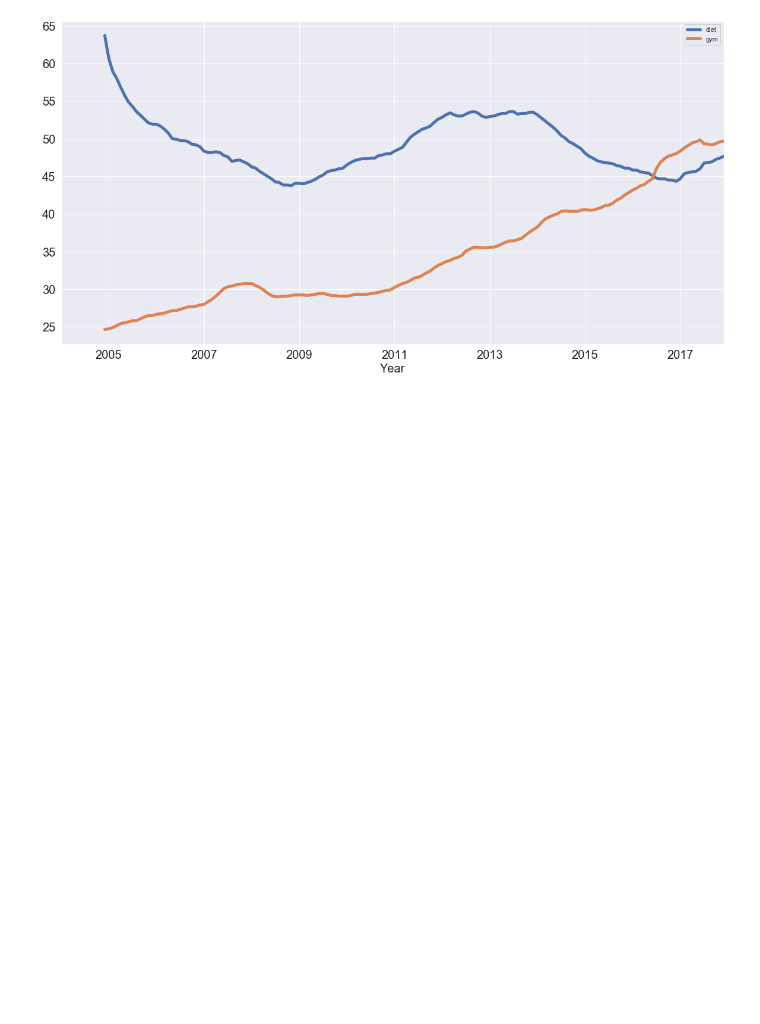
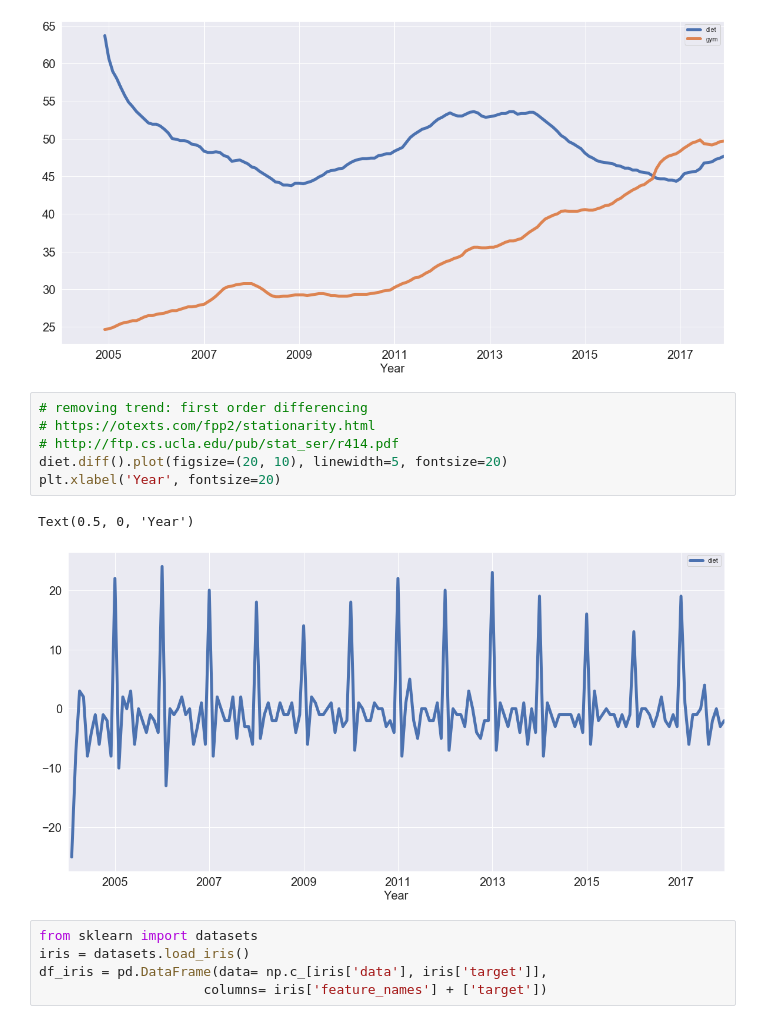
Before and after one commit to pingrunhuang/learningPython, a Jupyter notebook: plotting/time_series_plotting.ipynb, the cells around one changed output. Drawn from its saved outputs; the diff is of its cells as text; blank space fills up the shorter version.

```diff
--- a/plotting/time_series_plotting.ipynb
+++ b/plotting/time_series_plotting.ipynb
@@ -80,3 +82,17 @@ plt.xlabel('Year', fontsize=20)
 # %% [output]
 Text(0.5, 0, 'Year')
 [figure]
+# %%
+# removing trend: first order differencing
+# https://otexts.com/fpp2/stationarity.html
+# http://ftp.cs.ucla.edu/pub/stat_ser/r414.pdf
+diet.diff().plot(figsize=(20, 10), linewidth=5, fontsize=20)
+plt.xlabel('Year', fontsize=20)
+# %% [output]
+Text(0.5, 0, 'Year')
+[figure, added]
+# %%
+from sklearn import datasets
+iris = datasets.load_iris()
+df_iris = pd.DataFrame(data= np.c_[iris['data'], iris['target']],
+                     columns= iris['feature_names'] + ['target'])
```
Also changed, not shown: parts of 8 cells of this notebook.
